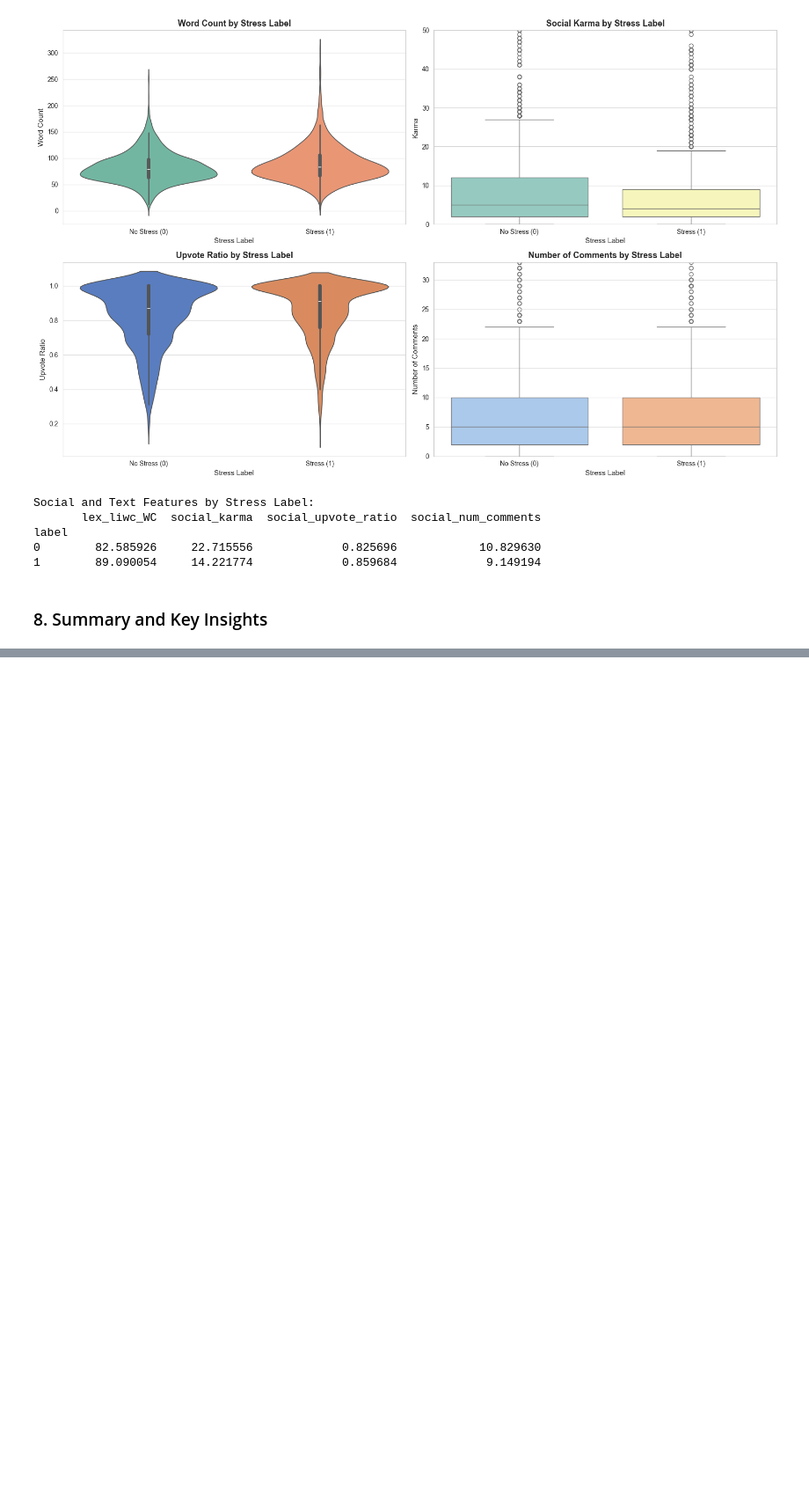
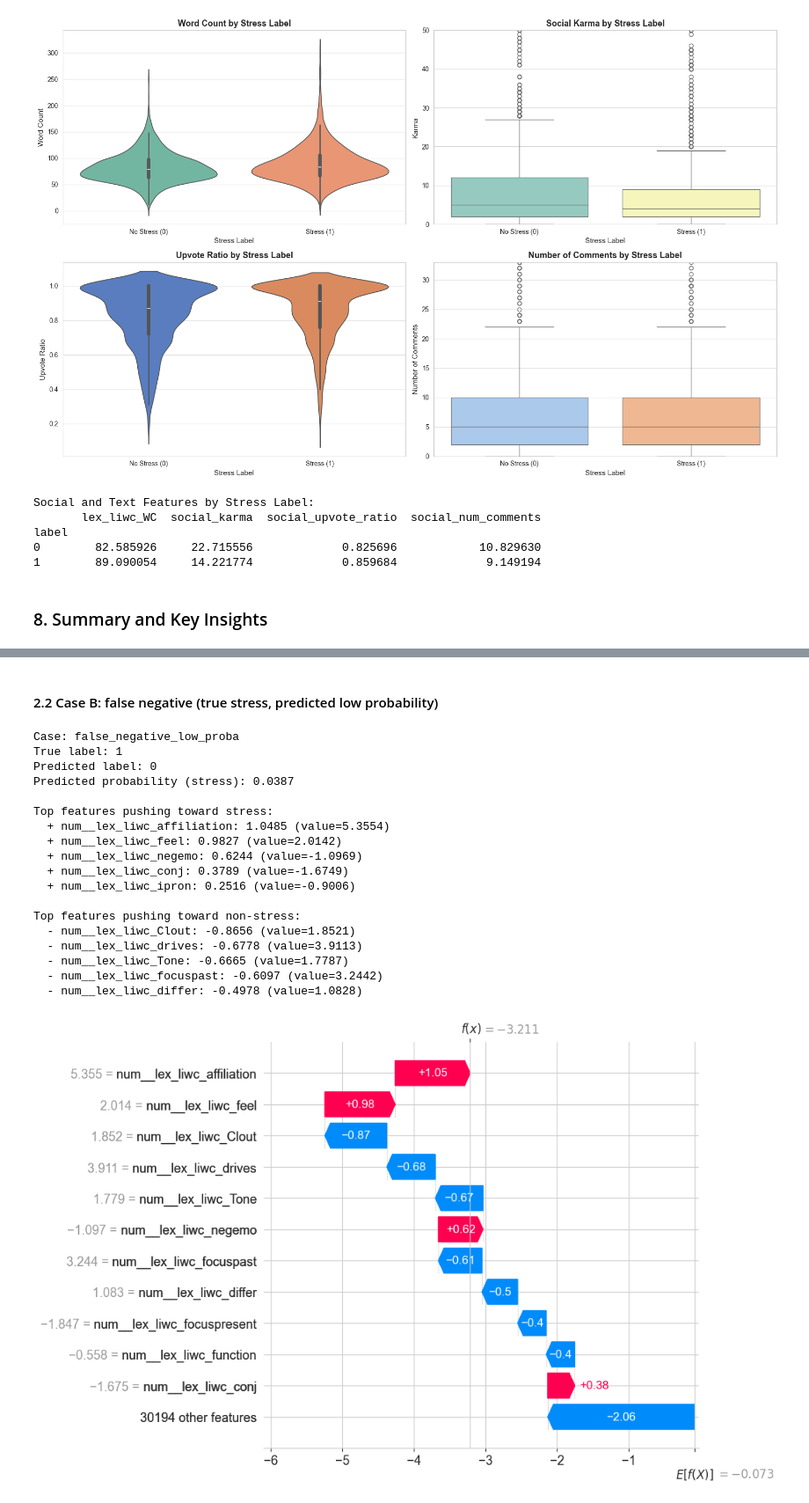
Before and after one commit to Zeeeeq/DSA4262, a Jupyter notebook: Assignment 2/dreaddit.ipynb, the cells around one changed output, grey strips where cells are left out. Shown at 88% size. Drawn from its saved outputs; the diff is of its cells as text; code cells hidden in the pictures; blank space fills up the shorter version.

```diff
--- a/Assignment 2/dreaddit.ipynb
+++ b/Assignment 2/dreaddit.ipynb
@@ -644,0 +1189,52 @@ KEY INSIGHTS FROM EXPLORATORY ANALYSIS
+# %% [markdown]
+#### 2.2 Case B: false negative (true stress, predicted low probability)
+# %%
+case_name = 'false_negative_low_proba'
+idx = selected_cases.get(case_name)
+
+if idx is None:
+    print('No false negative case found in this split.')
+else:
+    print(f'Case: {case_name}')
+    print(f'True label: {int(y_true[idx])}')
+    print(f'Predicted label: {int(y_pred_label[idx])}')
+    print(f'Predicted probability (stress): {y_pred_proba[idx]:.4f}')
+
+    sv = shap_values_eval[idx]
+    values = sv.values
+    data = sv.data
+
+    top_pos_idx = np.argsort(values)[-5:][::-1]
+    top_neg_idx = np.argsort(values)[:5]
+
+    print('\nTop features pushing toward stress:')
+    for j in top_pos_idx:
+        if values[j] > 0:
+            print(f"  + {feature_names[j]}: {values[j]:.4f} (value={data[j]:.4f})")
+
+    print('\nTop features pushing toward non-stress:')
+    for j in top_neg_idx:
+        if values[j] < 0:
+            print(f"  - {feature_names[j]}: {values[j]:.4f} (value={data[j]:.4f})")
+
+    shap.plots.waterfall(sv, max_display=12, show=True)
+# %% [output]
+Case: false_negative_low_proba
+True label: 1
+Predicted label: 0
+Predicted probability (stress): 0.0387
+
+Top features pushing toward stress:
+  + num__lex_liwc_affiliation: 1.0485 (value=5.3554)
+  + num__lex_liwc_feel: 0.9827 (value=2.0142)
+  + num__lex_liwc_negemo: 0.6244 (value=-1.0969)
+  + num__lex_liwc_conj: 0.3789 (value=-1.6749)
+  + num__lex_liwc_ipron: 0.2516 (value=-0.9006)
+
+Top features pushing toward non-stress:
+  - num__lex_liwc_Clout: -0.8656 (value=1.8521)
+  - num__lex_liwc_drives: -0.6778 (value=3.9113)
+  - num__lex_liwc_Tone: -0.6665 (value=1.7787)
+  - num__lex_liwc_focuspast: -0.6097 (value=3.2442)
+  - num__lex_liwc_differ: -0.4978 (value=1.0828)
+[figure, added]
```
Also changed, not shown: parts of 37 cells of this notebook, 1 other file.
